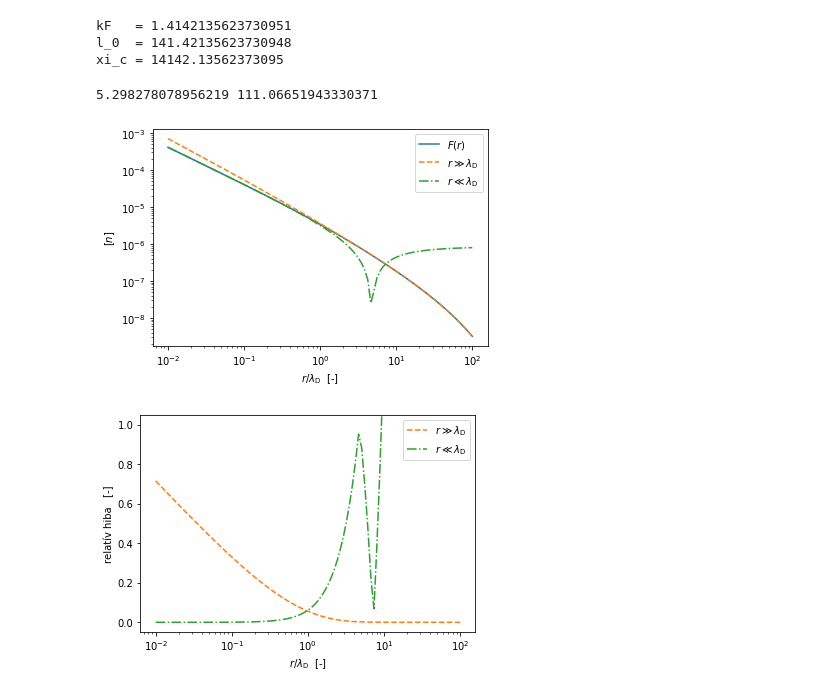
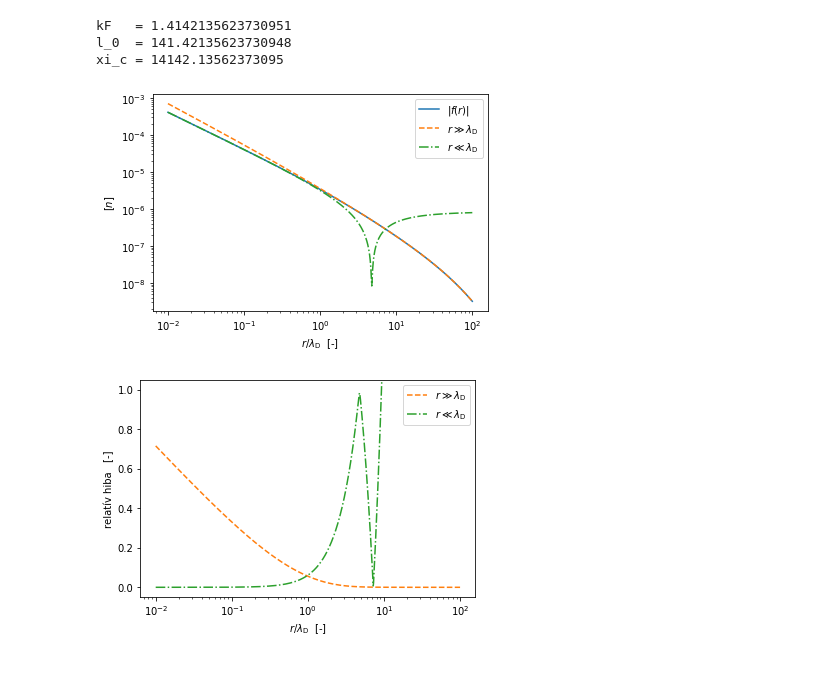
Before and after one commit to Il-Capitano/bsc-thesis, a Jupyter notebook: python/superconducting_state.ipynb, the cells around one changed output. Drawn from its saved outputs; the diff is of its cells as text; code cells hidden in the pictures.

```diff
--- a/python/superconducting_state.ipynb
+++ b/python/superconducting_state.ipynb
@@ -47,36 +46,34 @@ def calc_near_field_fs(rs):
     return 1 / (2 * np.pi**2) * kF / (xi_c * rs) * (int1 - rs / xi_c * int2 + get_residue(rs / xi_c))
 # %%
-rs = np.exp(np.linspace(np.log(0.01 * l_0), np.log(100 * l_0), 100))
+rs = np.exp(np.linspace(np.log(0.01 * l_0), np.log(100 * l_0), 1000))
 #rs = np.linspace(0.01 * l_0, 1 * l_0, 100)
 fs = calc_f(rs) / n
 far_field_fs = calc_far_field_fs(rs) / n
 near_field_fs = calc_near_field_fs(rs) / n
-# %% [output]
-5.298278078956219 111.06651943330371
 # %%
 rs_norm = rs / l_0
 
 plt.figure(1)
-plt.loglog(rs_norm, np.abs(fs), label='$F(r)$')
+plt.loglog(rs_norm, np.abs(fs), label='$|f(r)|$')
 plt.plot(rs_norm, np.abs(far_field_fs), '--', label=r'$r \gg \lambda_\mathrm{D}$')
 plt.plot(rs_norm, np.abs(near_field_fs), '-.', label=r'$r \ll \lambda_\mathrm{D}$')
 plt.xlabel(r'$r / \lambda_\mathrm{D}$  [-]')
 plt.ylabel('$[n]$')
 plt.legend()
 
 plt.savefig("../latex/F_sc.pdf", format="pdf", bbox_inches="tight")
 
 plt.figure(2)
 plt.semilogx(rs_norm, np.abs(np.abs(fs) - np.abs(far_field_fs)) / np.abs(fs), '--', label=r'$r \gg \lambda_\mathrm{D}$', color='tab:orange')
 plt.plot(rs_norm, np.abs(np.abs(fs) - np.abs(near_field_fs)) / np.abs(fs), '-.', label=r'$r \ll \lambda_\mathrm{D}$', color='tab:green')
 plt.ylim([-0.05, 1.05])
 plt.xlabel(r'$r / \lambda_\mathrm{D}$  [-]')
 plt.ylabel('relatív hiba   [-]')
 plt.legend()
 
 plt.savefig("../latex/F_sc_error.pdf", format="pdf", bbox_inches="tight")
 
 plt.show()
 # %% [output]
-[figure, old version]
+[figure, new version]
-[figure, old version]
+[figure, new version]
```
Also changed, not shown: parts of 1 cell of this notebook, 4 other files.
